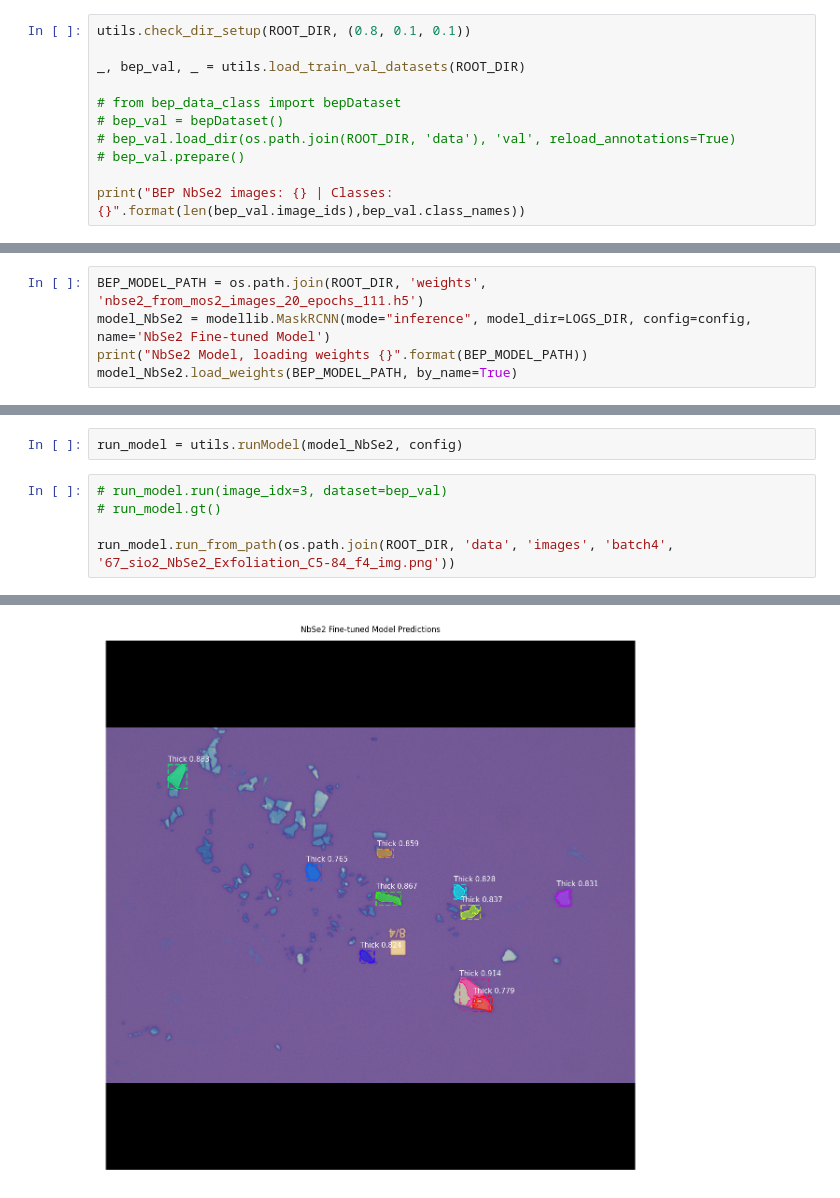
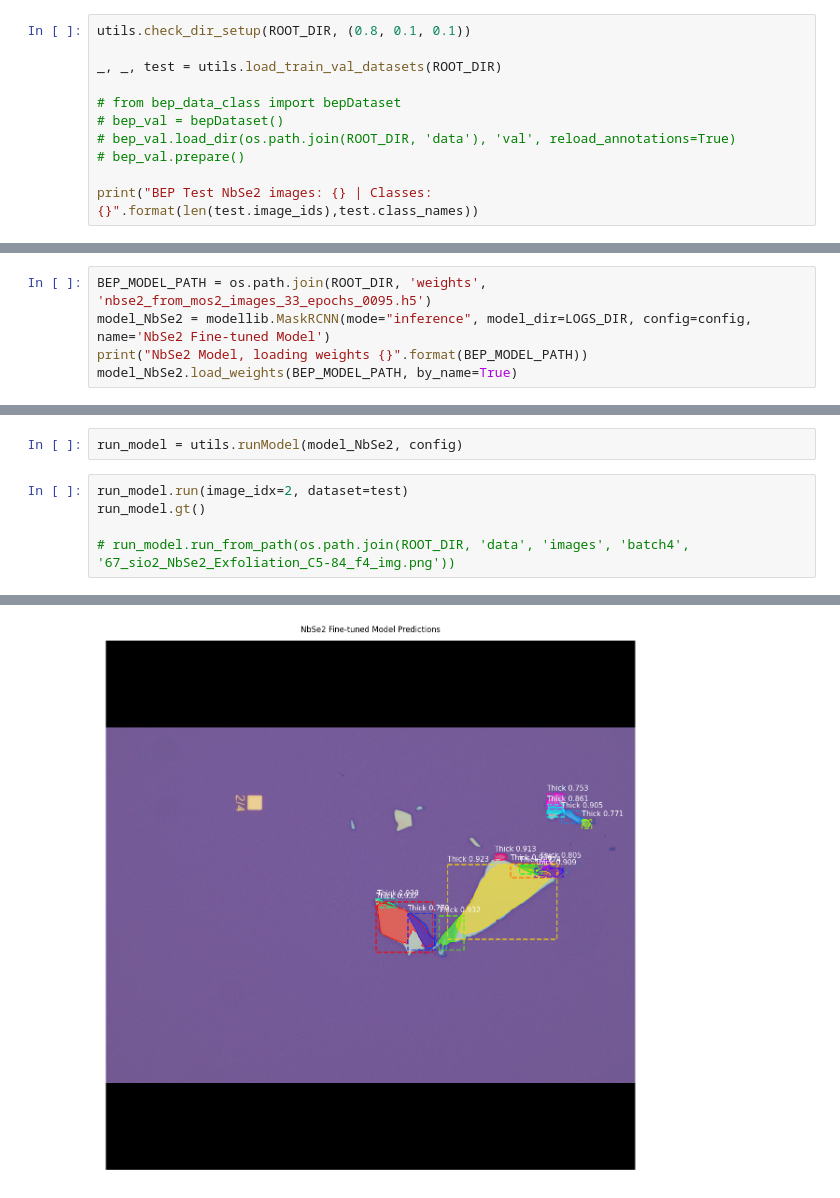
Before and after one commit to gtgottlieb/tdmms_DL, a Jupyter notebook: inspect_model.ipynb, the cells around one changed output, grey strips where cells are left out. Cells and saved outputs as stored; diff of their text form.

Commit message:
extra training options

```diff
--- a/inspect_model.ipynb
+++ b/inspect_model.ipynb
@@ -58,14 +61,14 @@ Creating and writing annotation files..
 # %%
 utils.check_dir_setup(ROOT_DIR, (0.8, 0.1, 0.1))
 
-_, bep_val, _ = utils.load_train_val_datasets(ROOT_DIR)
+_, _, test = utils.load_train_val_datasets(ROOT_DIR)
 
 # from bep_data_class import bepDataset
 # bep_val = bepDataset()
 # bep_val.load_dir(os.path.join(ROOT_DIR, 'data'), 'val', reload_annotations=True)
 # bep_val.prepare()
 
-print("BEP NbSe2 images: {} | Classes: {}".format(len(bep_val.image_ids),bep_val.class_names))
+print("BEP Test NbSe2 images: {} | Classes: {}".format(len(test.image_ids),test.class_names))
 # %% [output]
 Directory setup correctly
 loading annotations into memory...
@@ -84,7 +87,7 @@ BEP NbSe2 images: 4 | Classes: ['BG', 'Mono_NbSe2', 'Few_NbSe2', 'Thick_NbSe2']
 # %% [markdown]
 ### **Load Model**
 # %%
-BEP_MODEL_PATH = os.path.join(ROOT_DIR, 'weights', 'nbse2_from_mos2_images_20_epochs_111.h5')
+BEP_MODEL_PATH = os.path.join(ROOT_DIR, 'weights', 'nbse2_from_mos2_images_33_epochs_0095.h5')
 model_NbSe2 = modellib.MaskRCNN(mode="inference", model_dir=LOGS_DIR, config=config, name='NbSe2 Fine-tuned Model')
 print("NbSe2 Model, loading weights {}".format(BEP_MODEL_PATH))
 model_NbSe2.load_weights(BEP_MODEL_PATH, by_name=True)
@@ -99,8 +101,8 @@ Re-starting from epoch 111
 # %%
 run_model = utils.runModel(model_NbSe2, config)
 # %%
-# run_model.run(image_idx=3, dataset=bep_val)
-# run_model.gt()
+run_model.run(image_idx=2, dataset=test)
+run_model.gt()
 
-run_model.run_from_path(os.path.join(ROOT_DIR, 'data', 'images', 'batch4', '67_sio2_NbSe2_Exfoliation_C5-84_f4_img.png'))
+# run_model.run_from_path(os.path.join(ROOT_DIR, 'data', 'images', 'batch4', '67_sio2_NbSe2_Exfoliation_C5-84_f4_img.png'))
 # %% [output]
@@ -110,3 +113,3 @@ molded_images            shape: (1, 1024, 1024, 3)    min: -123.70000  max:  121
 image_metas              shape: (1, 16)               min:    0.00000  max: 1024.00000  int32
 anchors                  shape: (1, 261888, 4)        min:   -0.35390  max:    1.29134  float32
-[figure, old version]
+[figure, new version]
```
Also changed, not shown: parts of 4 cells of this notebook, 1 other file.
